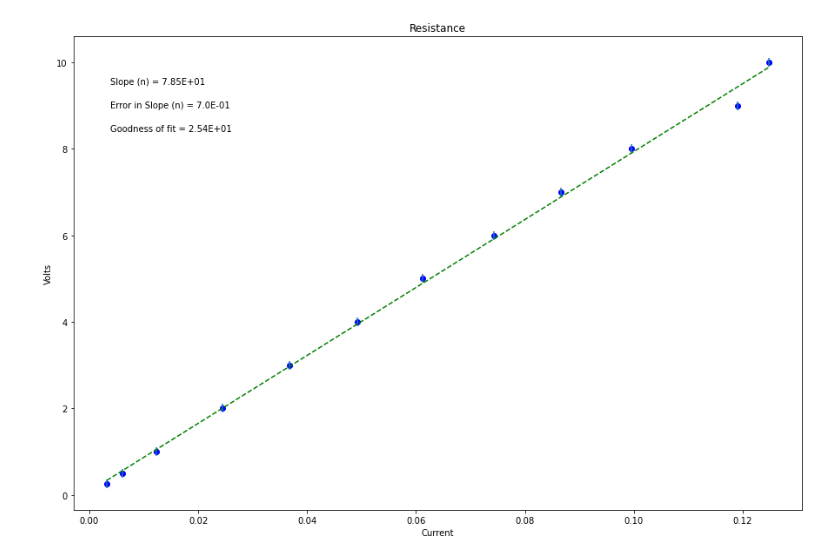
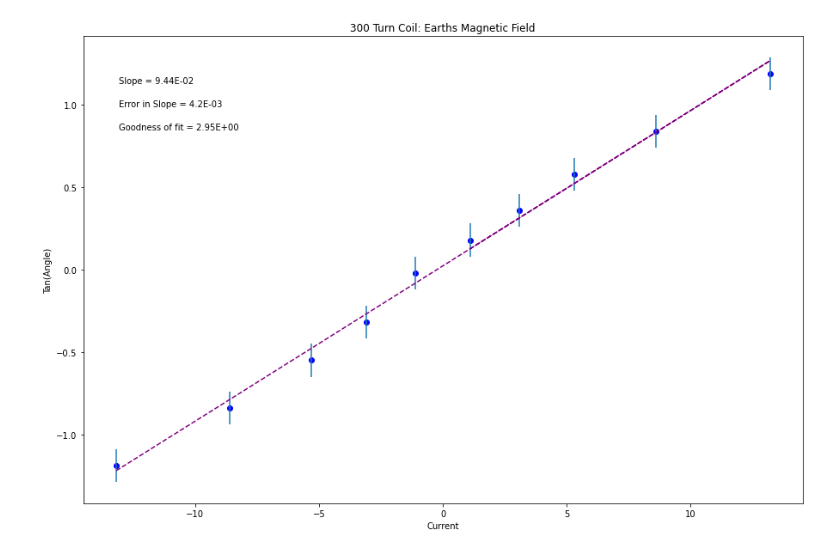
Before and after one commit to MeliaMcSherry/Fall2021-PHXS216, a Jupyter notebook: LAB 3.ipynb, the cells around one changed output. Saved outputs shown, nothing was run; the diff lists cells and outputs as text; code cells hidden in the pictures.

```diff
--- a/LAB 3.ipynb
+++ b/LAB 3.ipynb
@@ -14,22 +14,22 @@ import matplotlib.pyplot as plt
 #-------------------------------------------#
 #Data Section - Create Arrays for data. Perform necessary calculations
 #CHANGE THE VARIABLE NAMES and numbers to match your data
-V = np.array([0.25, 0.5, 1.00, 2.00, 3.00, 4.00, 5.00, 6.00, 7.00, 8.00, 9.00, 10.00])
-i = np.array([0.0032, 0.0061, 0.0123, 0.0245, 0.0368, 0.0493, 0.0612, 0.0743, 0.0867, 0.0995, 0.119, 0.1248])
+I = np.array([1.1, 3.1, 5.3, 8.6, 13.2, -1.1, -3.1, -5.3, -8.6, -13.2])
+A = np.array([.18, .36, .58, .84, 1.19, -.02, -.32, -.55, -.84, -1.19])
 #what are units?
 
 #--------------------------------------------#
 #Create arrays for uncertainties
 #CHANGE THE VARIABLE NAME and numbers to match your data
-err_V = np.array([0.10, 0.10, 0.10, 0.10, 0.10, 0.10, 0.10, 0.10, 0.10, 0.10, 0.10, 0.10,])
+err_A = np.array([.1, .1,.1,.1,.1,.1,.1,.1,.1,.1 ])
 
 
 #--------------------------------------------#
 #Re-assign variables as x, y, dy so that the following code may remain generic
 
-x = i   #this should be the array you want to plot on the x axis
-y = V
-dy = err_V  #this should be your error in y array
+x = I   #this should be the array you want to plot on the x axis
+y = A
+dy = err_A  #this should be your error in y array
 
 
 #----------------------------------------------#
@@ -55,36 +55,36 @@ db = np.sqrt(1/D*sum(x**2/dy**2)) #error in intercept
 #Calculate the "goodness of fit" from the linear least squares fitting document
 def LLSFD2(x,y,dy):
     N = sum(((y-b-m*x)/dy)**2)
     return N
 
 N = LLSFD2(x,y,dy)
 
 #-----------------------------------------------------------------------#
 #Plot data on graph. Plot error bars and place values for slope, error in slope
 #and goodness of fit on the plot using "annotate"
 
 plt.figure(figsize=(15,10))
 
-plt.plot(x, fit, color='green', linestyle='--')
+plt.plot(x, fit, color='purple', linestyle='--')
 plt.scatter(x, y, color='blue', marker='o')
 
 
 #create labels  YOU NEED TO CHANGE THESE!!!
 plt.xlabel('Current')
-plt.ylabel('Volts')
-plt.title('Resistance')
+plt.ylabel('Tan(Angle)')
+plt.title('300 Turn Coil: Earths Magnetic Field')
 
 plt.errorbar(x, y, yerr=dy, xerr=None, fmt="none") #don't need to plot x error bars
 
-plt.annotate('Slope (n) = {value:.{digits}E}'.format(value=m, digits=2),
+plt.annotate('Slope = {value:.{digits}E}'.format(value=m, digits=2),
              (0.05, 0.9), xycoords='axes fraction')
 
-plt.annotate('Error in Slope (n) = {value:.{digits}E}'.format(value=dm, digits=1),
+plt.annotate('Error in Slope = {value:.{digits}E}'.format(value=dm, digits=1),
              (0.05, 0.85), xycoords='axes fraction')
 
 plt.annotate('Goodness of fit = {value:.{digits}E}'.format(value=N, digits=2),
              (0.05, 0.80), xycoords='axes fraction')
 
 plt.show()
 # %% [output]
-[figure, old version]
+[figure, new version]
```
Also changed, not shown: parts of 1 cell of this notebook.
